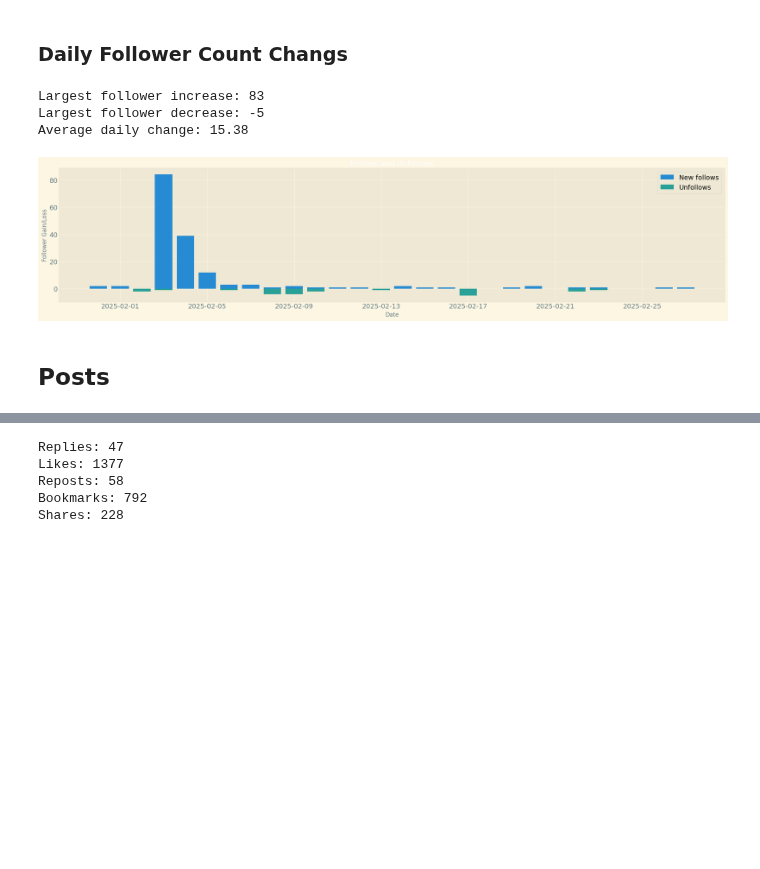
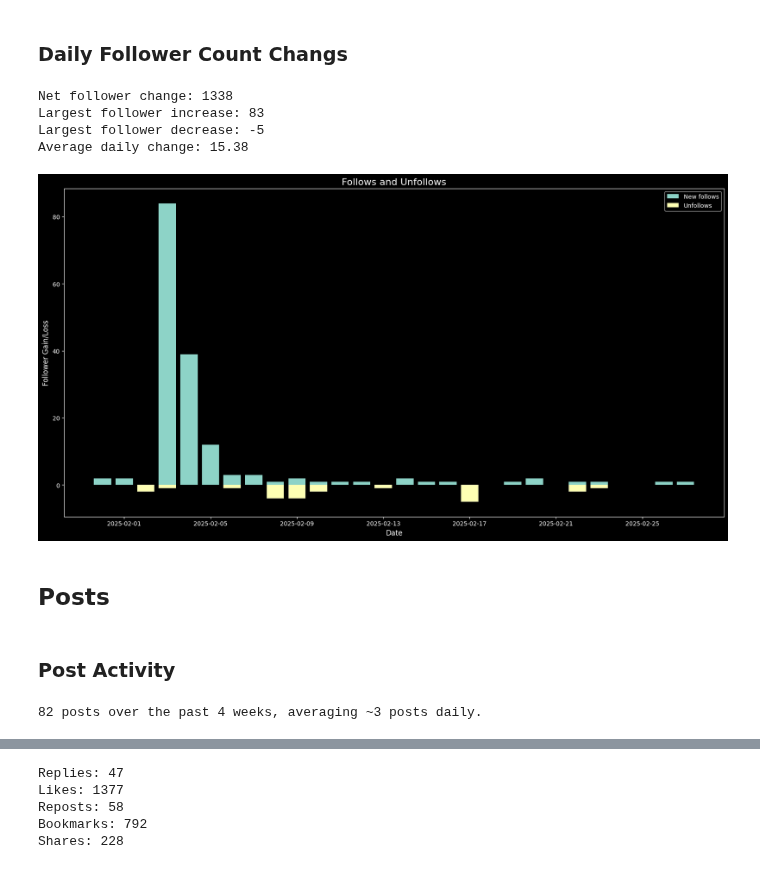
Before and after one commit to bodhichristian/python-basics, a Jupyter notebook: x_data/x_data.ipynb, the cells around one changed output, grey strips where cells are left out. Drawn from its saved outputs; the diff is of its cells as text; code cells hidden in the pictures; blank space fills up the shorter version.

Commit message:
Organize notebook, clean up plots.

```diff
--- a/x_data/x_data.ipynb
+++ b/x_data/x_data.ipynb
@@ -17,8 +17,8 @@ import numpy as np
 import pandas as pd
 
 pd.options.display.max_columns = None
-plt.style.use('Solarize_Light2')
-plt.rcParams["legend.labelcolor"] = "black"
+plt.style.use('dark_background')
+plt.rcParams["legend.labelcolor"] = "white"
 # %% [markdown]
 ### Load data
 # %%
@@ -104,3 +106,5 @@ x_data['weekday'] = pd.Categorical(
+# %%
+x_data['net_follower_change'] = x_data['new_follows_o'] - x_data['unfollows']
 # %% [markdown]
 # Exploratory Data Analysis
 # %%
@@ -153,30 +157,47 @@ Average Daily Profile Vists: 16.3
 # %% [markdown]
 ### Daily Follower Count Changs
 # %%
-net_follower_change = x_data['new_follows_o'] - x_data['unfollows']
+net_follower_change = x_data['net_follower_change']
+
+print(f'Net follower change: {net_follower_change.sum()}')
 print(f'Largest follower increase: {net_follower_change.max()}')
 print(f'Largest follower decrease: {net_follower_change.min()}')
 print(f'Average daily change: {net_follower_change.mean().round(2)}')
 # %% [output]
+Net follower change: 1338
 Largest follower increase: 83
 Largest follower decrease: -5
 Average daily change: 15.38
 # %%
+# Remove outliers
+# outliers = np.partition(x_data['new_follows_o'].values, -4)[-4:]
+# x_data = x_data[~x_data['new_follows_o'].isin(outliers)]
+
 x = x_data['date']
 y_follows = x_data['new_follows_o']
 y_unfollows = (-x_data['unfollows'])
 
-plt.figure(figsize=(20, 4))
+plt.figure(figsize=(20, 10))
 
 plt.bar(x, y_follows, label='New follows')
 plt.bar(x, y_unfollows, label='Unfollows')
 
 plt.title('Follows and Unfollows')
 plt.xlabel('Date')
+
 plt.ylabel('Follower Gain/Loss')
+plt.grid(False)
 plt.legend()
 plt.show()
 # %% [output]
-[figure, old version]
+[figure, new version]
 # %% [markdown]
 ## Posts
+# %% [markdown]
+### Post Activity
+# %%
+total_posts = x_data['post_text'].count()
+daily_average = round((total_posts / 28))
+print(f'{total_posts} posts over the past 4 weeks, averaging ~{daily_average} posts daily.')
+# %% [output]
+82 posts over the past 4 weeks, averaging ~3 posts daily.
```
Also changed, not shown: parts of 30 cells of this notebook.
